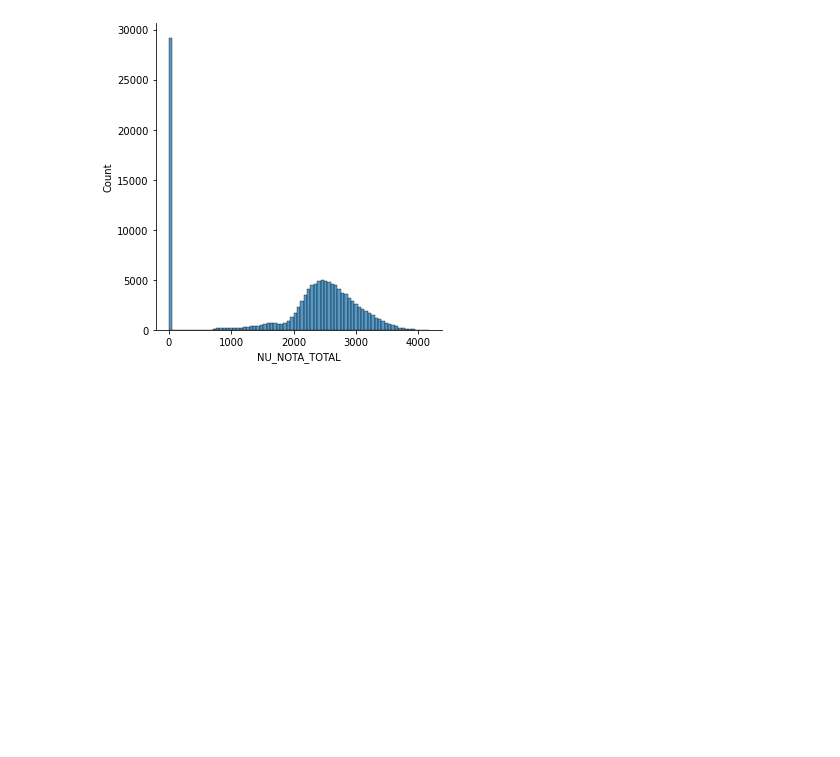
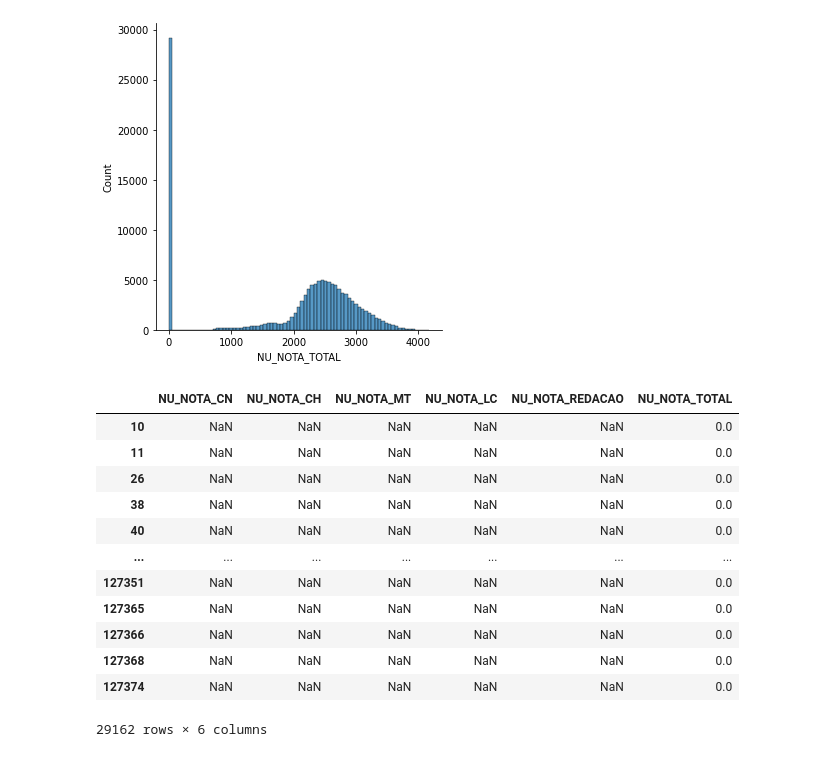
Before and after one commit to ElizabetePluGgui/Alura-Imersao-dados, a Jupyter notebook: Aula01.ipynb, the cells around one changed output. Saved outputs shown, nothing was run; the diff lists cells and outputs as text; code cells hidden in the pictures; blank space fills up the shorter version.

```diff
--- a/Aula01.ipynb
+++ b/Aula01.ipynb
@@ -394,3 +394,21 @@ sns.displot(dados, x = "NU_NOTA_TOTAL")
 # %% [output]
 <seaborn.axisgrid.FacetGrid at 0x...>
 [figure]
+# %%
+provas = ["NU_NOTA_CN","NU_NOTA_CH","NU_NOTA_MT","NU_NOTA_LC","NU_NOTA_REDACAO"]
+provas. append("NU_NOTA_TOTAL")
+dados[provas].query("NU_NOTA_TOTAL == 0")
+# %% [output]
+|  | NU_NOTA_CN | NU_NOTA_CH | NU_NOTA_MT | NU_NOTA_LC | NU_NOTA_REDACAO | NU_NOTA_TOTAL |
+| 10 | NaN | NaN | NaN | NaN | NaN | 0.0 |
+| 11 | NaN | NaN | NaN | NaN | NaN | 0.0 |
+| 26 | NaN | NaN | NaN | NaN | NaN | 0.0 |
+| 38 | NaN | NaN | NaN | NaN | NaN | 0.0 |
+| 40 | NaN | NaN | NaN | NaN | NaN | 0.0 |
+| ... | ... | ... | ... | ... | ... | ... |
+| 127351 | NaN | NaN | NaN | NaN | NaN | 0.0 |
+| 127365 | NaN | NaN | NaN | NaN | NaN | 0.0 |
+| 127366 | NaN | NaN | NaN | NaN | NaN | 0.0 |
+| 127368 | NaN | NaN | NaN | NaN | NaN | 0.0 |
+| 127374 | NaN | NaN | NaN | NaN | NaN | 0.0 |
+29162 rows × 6 columns
```
